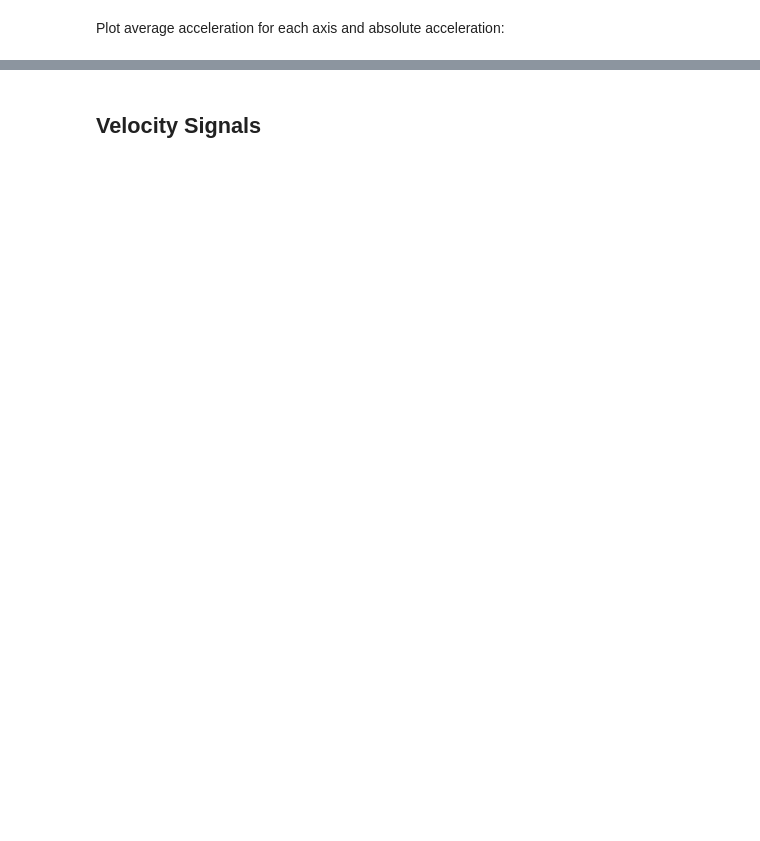
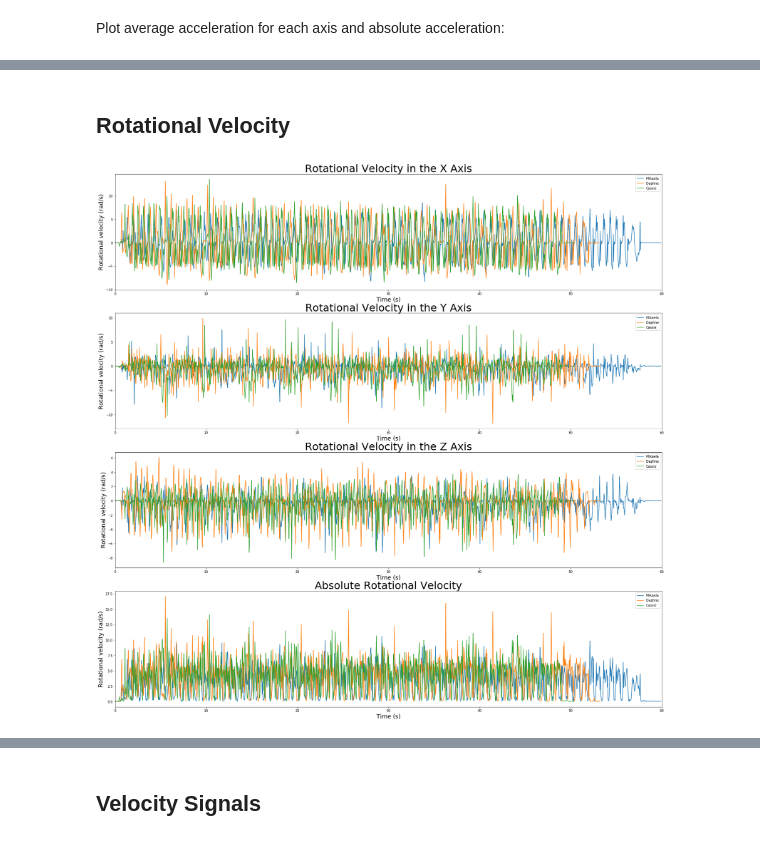
Before and after one commit to MikaelaMacMahon/stairway-to-heaven, a Jupyter notebook: Mikaela is da BOMB/blankStairs.ipynb, the cells around one changed output, grey strips where cells are left out. Cells and saved outputs as stored; diff of their text form; code cells hidden in the pictures; blank space fills up the shorter version.

Commit message:
"added rotational velocity and angular distance"

```diff
--- a/Mikaela is da BOMB/blankStairs.ipynb
+++ b/Mikaela is da BOMB/blankStairs.ipynb
@@ -155,0 +156,2 @@ plt.show()
+# %% [markdown]
+## Rotational Velocity
@@ -155,0 +161,38 @@ plt.show()
+# %%
+#plot rotational velocities
+m_absGVals = getAbsVals(m_gX, m_gY, m_gZ)
+d_absGVals = getAbsVals(d_gX, d_gY, d_gZ)
+c_absGVals = getAbsVals(c_gX, c_gY, c_gZ)
+
+plt.figure(figsize = (30,30))
+m_gTime = m_gTime - m_gTime[0]
+d_gTime = d_gTime - d_gTime[0]
+c_gTime = c_gTime - c_gTime[0]
+ylabel = 'Rotational velocity (rad/s)'
+plt.subplot(4,1,1)
+plt.title('Rotational Velocity in the X Axis', fontsize = 32)
+plotVals(m_gTime, m_gX, 'Mikaela')
+plotVals(d_gTime, d_gX, 'Daphne')
+plotVals(c_gTime, c_gX, 'Cassie')
+
+plt.subplot(4,1,2)
+plt.title('Rotational Velocity in the Y Axis', fontsize = 32)
+plotVals(m_gTime, m_gY, 'Mikaela')
+plotVals(d_gTime, d_gY, 'Daphne')
+plotVals(c_gTime, c_gY, 'Cassie')
+
+plt.subplot(4,1,3)
+plt.title('Rotational Velocity in the Z Axis', fontsize = 32)
+plotVals(m_gTime, m_gZ, 'Mikaela')
+plotVals(d_gTime, d_gZ, 'Daphne')
+plotVals(c_gTime, c_gZ, 'Cassie')
+
+plt.subplot(4,1,4)
+plt.title('Absolute Rotational Velocity', fontsize = 32)
+plotVals(m_gTime, m_absGVals, 'Mikaela')
+plotVals(d_gTime, d_absGVals, 'Daphne')
+plotVals(c_gTime, c_absGVals, 'Cassie')
+
+plt.show()
+# %% [output]
+[figure, added]
```
Also changed, not shown: parts of 13 cells of this notebook.
